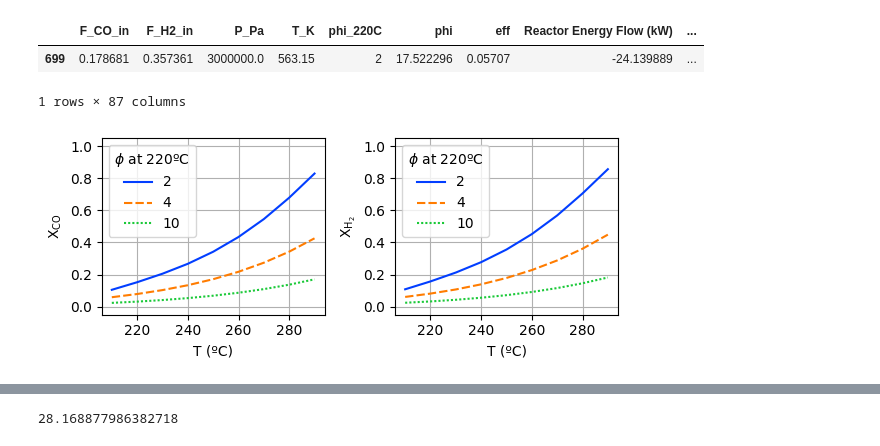
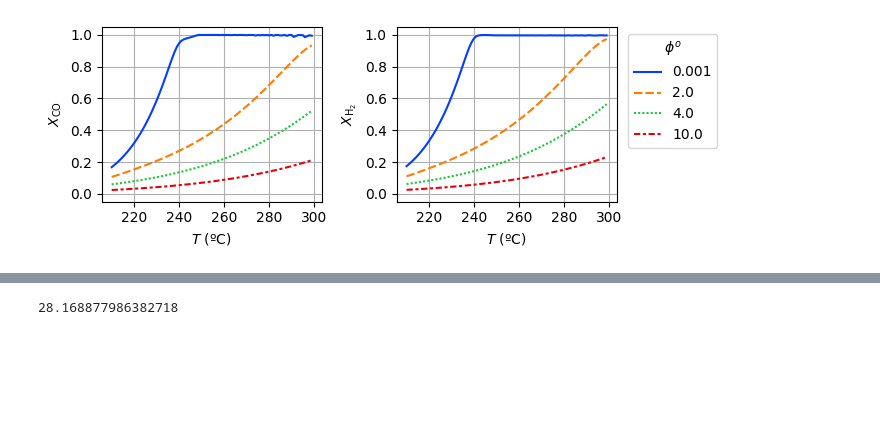
Before and after one commit to rafaelbeloduarte/SAF_kinetics_paper_code_with_WGS, a Jupyter notebook: dwsim_pilot_parametric_study.ipynb, the cells around one changed output, grey strips where cells are left out. Saved outputs shown, nothing was run; the diff lists cells and outputs as text; code cells hidden in the pictures; blank space fills up the shorter version.

```diff
--- a/dwsim_pilot_parametric_study.ipynb
+++ b/dwsim_pilot_parametric_study.ipynb
@@ -42,23 +261,2 @@ parametric_data.to_pickle('parametric_data_dwsim_pilot.pkl')
 # %%
 parametric_data = pd.read_pickle('parametric_data_dwsim_pilot.pkl')
-# %%
-parametric_data['C9_C15_sel'] = parametric_data['C9-C15 mass flow (kg/d)']/(
-    parametric_data[['C1-C8 mass flow (kg/d)', 'C16p mass flow (kg/d)']].sum(axis = 'columns')
-)
-parametric_data['C1_C8_sel'] = parametric_data['C1-C8 mass flow (kg/d)']/(
-    parametric_data[['C9-C15 mass flow (kg/d)', 'C16p mass flow (kg/d)']].sum(axis = 'columns')
-)
-parametric_data['C16p_sel'] = parametric_data['C16p mass flow (kg/d)']/(
-    parametric_data[['C9-C15 mass flow (kg/d)', 'C1-C8 mass flow (kg/d)']].sum(axis = 'columns')
-)
-parametric_data['H2_CO'] = parametric_data.F_H2_in / parametric_data.F_CO_in
-parametric_data['T (ºC)'] = parametric_data.T_K - 273.15
-parametric_data['P (bar)'] = parametric_data.P_Pa / 1e5
-parametric_data[r'$\mathrm{X_{CO}}$'] = (
-    (parametric_data.F_CO_in - parametric_data['F_Carbon monoxide_out_dwsim']) / parametric_data.F_CO_in
-)
-parametric_data[r'$\mathrm{X_{H_2}}$'] = (
-    (parametric_data.F_H2_in - parametric_data['F_Hydrogen_out_dwsim']) / parametric_data.F_H2_in
-)
-parametric_data[r'$\mathrm{v_{CO,in}}$ (L/min)'] =  1000 * 60 * parametric_data.F_CO_in * 8.314 * 273 / 1e5
-parametric_data[r'$\mathrm{v_{H_2,in}}$ (L/min)'] = 1000 * 60 * parametric_data.F_H2_in * 8.314 * 273 / 1e5
@@ -75,31 +263,28 @@ parametric_data.to_excel('parametric_data_dwsim_pilot.ods')
-# %%
-parametric_data.loc[parametric_data[r'$\mathrm{\dot{m}_{C9-C15}}$ (kg/d)'] == parametric_data[r'$\mathrm{\dot{m}_{C9-C15}}$ (kg/d)'].max()]
-# %% [output]
-|  | F_CO_in | F_H2_in | P_Pa | T_K | phi_220C | phi | eff | Reactor Energy Flow (kW) | ... |
-| 699 | 0.178681 | 0.357361 | 3000000.0 | 563.15 | 2 | 17.522296 | 0.05707 | -24.139889 | ... |
-1 rows × 87 columns
+# %%
+fig_path = '/home/rafael/GoogleDrive/uem/Doutorado/Papers/SAF_kinetics/figures/'
 # %%
-fig, ax = plt.subplots(1,2,figsize=(6,2.5))
-sns.lineplot(data = parametric_data.loc[(parametric_data['P (bar)'] == 20)],
-            x = 'T (ºC)', y = r'$\mathrm{X_{CO}}$',
+fig, ax = plt.subplots(1,2,figsize=(7,2.5))
+sns.lineplot(data = parametric_data,
+            x = 'T (ºC)', y = r'$X_\mathrm{CO}$',
              hue = 'phi_220C', style = 'phi_220C', palette = 'bright', ax = ax[0]
             )
-ax[0].legend(title = r'$\phi$ at 220ºC')
+ax[0].legend(title = r'$\phi^o$').remove()
 ax[0].set_ylim(-0.05, 1.05)
 ax[0].grid('both')
+ax[0].set_xlabel(r'$T$ (ºC)')
 
 sns.lineplot(data = parametric_data.loc[(parametric_data['P (bar)'] == 20) & (parametric_data['H2_CO'] == 2)],
-            x = 'T (ºC)', y = r'$\mathrm{X_{H_2}}$',
+            x = 'T (ºC)', y = r'$X_\mathrm{H_2}$',
              hue = 'phi_220C', style = 'phi_220C', palette = 'bright', ax = ax[1]
             )
-ax[1].legend(title = r'$\phi$ at 220ºC')
+ax[1].legend(title = r'$\phi^o$', bbox_to_anchor=(1.02, 1))
 ax[1].set_ylim(-0.05, 1.05)
 ax[1].grid('both')
+ax[1].set_xlabel(r'$T$ (ºC)')
 
 plt.tight_layout()
 fig_name = 'X_pilot_phi.pdf'
-plt.savefig('/home/rafael/GoogleDrive/uem/Doutorado/Papers/SAF_kinetics/figures/'+fig_name,
-            bbox_inches = 'tight')
+plt.savefig(fig_path+fig_name, bbox_inches = 'tight')
 plt.show()
 # %% [output]
-[figure, old version]
+[figure, new version]
```
Also changed, not shown: parts of 48 cells of this notebook, 30 other files.
